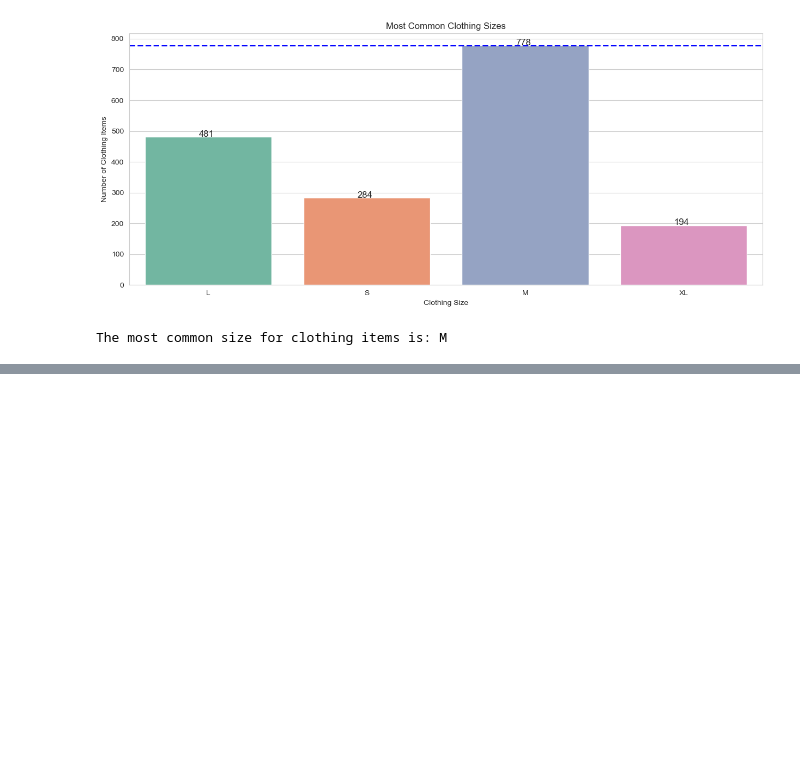
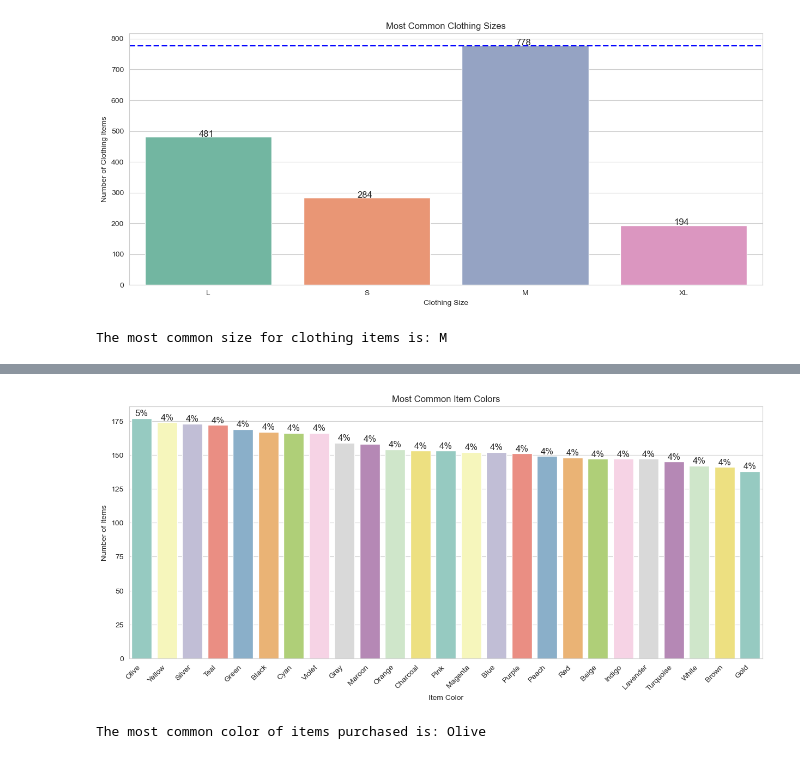
Before and after one commit to noeyislearning/customer-shopping-trends, a Jupyter notebook: generate_report_v1.ipynb, the cells around one changed output, grey strips where cells are left out. Drawn from its saved outputs; the diff is of its cells as text; code cells hidden in the pictures; blank space fills up the shorter version.

```diff
--- a/generate_report_v1.ipynb
+++ b/generate_report_v1.ipynb
@@ -363,0 +399,31 @@ The most common size for clothing items is: M
+# %%
+# Calculate the count of each color for items purchased
+color_counts = df['Color'].value_counts()
+
+# Find the most common color
+most_common_color = color_counts.idxmax()
+
+# Visualize the most common item colors (use Seaborn)
+plt.figure(figsize=(15, 6))
+sns.barplot(x=color_counts.index, y=color_counts, data=df, palette='Set3')
+
+# Add a title and show the plot
+plt.title("Most Common Item Colors")
+plt.xlabel("Item Color")
+plt.ylabel("Number of Items")
+plt.xticks(rotation=45, horizontalalignment='right')
+
+# Add the percentage of each color above the bars
+for p in plt.gca().patches:
+    height = p.get_height()
+    plt.gca().text(p.get_x()+p.get_width()/2., height + 0.5, '{:.0f}%'.format(height/df['Color'].value_counts().sum()*100), ha='center', va='bottom', fontsize=12)
+
+# Show the plot
+plt.show()
+# %% [output]
+[figure, added]
+# %%
+# Print the most common color of items purchased
+print("The most common color of items purchased is: " + str(most_common_color))
+# %% [output]
+The most common color of items purchased is: Olive
```
Also changed, not shown: parts of 4 cells of this notebook.
